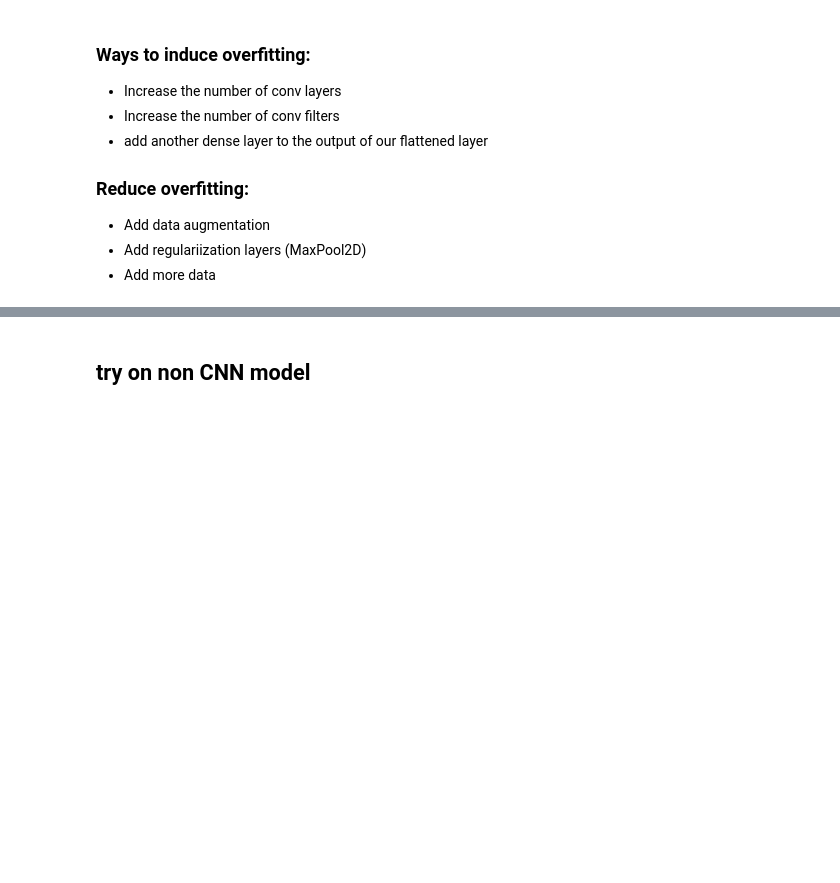
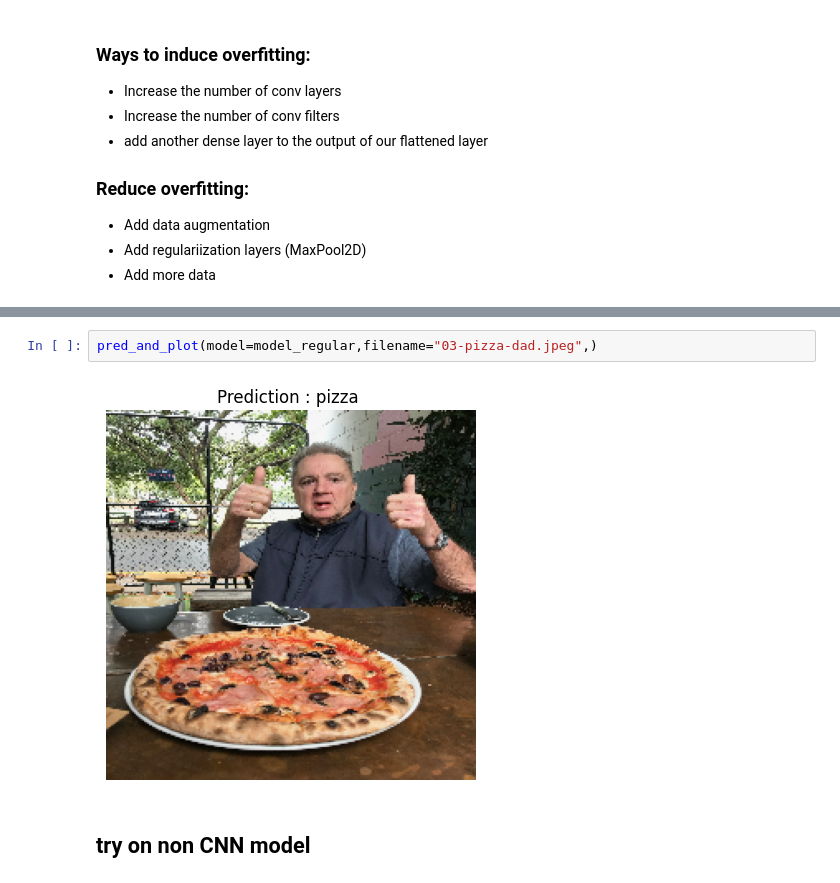
Before and after one commit to Meta-c/Tensorflow-Certificate-preparation, a Jupyter notebook: 03_computer_vision_and_conv_neural_networks.ipynb, the cells around one changed output, grey strips where cells are left out. Drawn from its saved outputs; the diff is of its cells as text; blank space fills up the shorter version.

```diff
--- a/03_computer_vision_and_conv_neural_networks.ipynb
+++ b/03_computer_vision_and_conv_neural_networks.ipynb
@@ -300,3 +331,7 @@ plot_loss_curves(history=history_regular)
+# %%
+pred_and_plot(model=model_regular,filename="03-pizza-dad.jpeg",)
+# %% [output]
+[figure, added]
 # %% [markdown]
 ## try on non CNN model
 # %%
```
Also changed, not shown: parts of 18 cells of this notebook, 2 other files.
